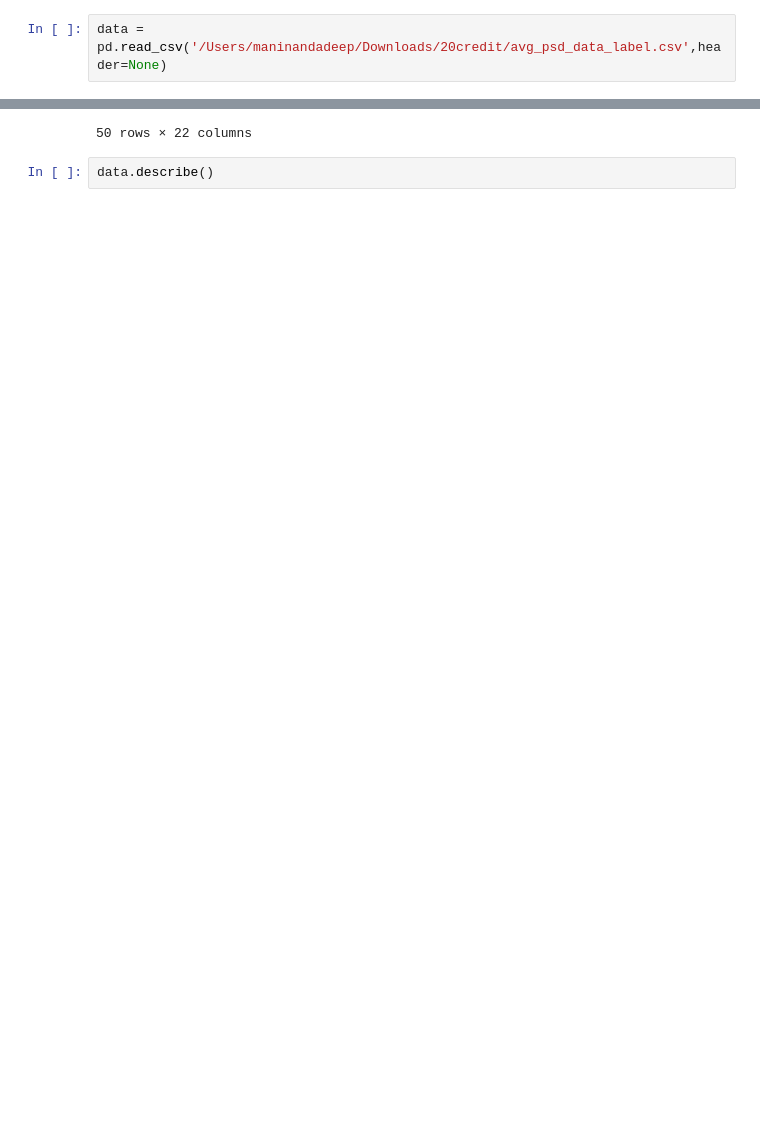
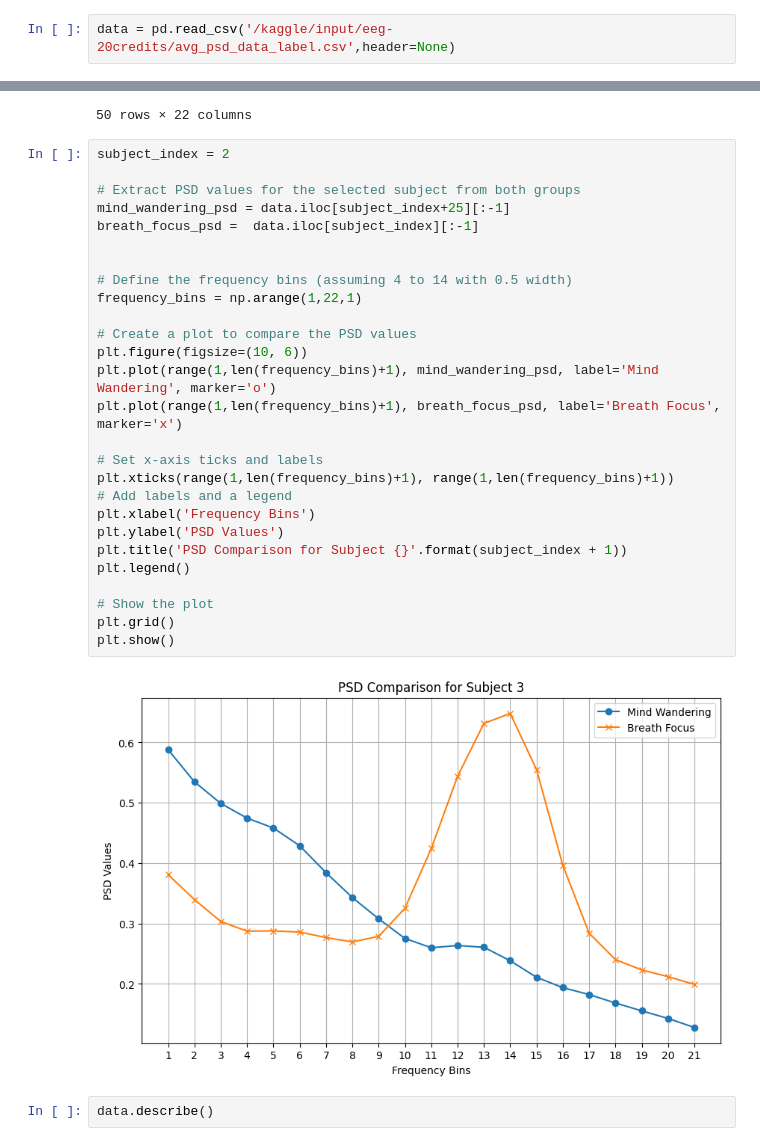
Before and after one commit to sivanich9/20-Credit-EEG, a Jupyter notebook: nonlinear-eeg-bf-mw-classification.ipynb, the cells around one changed output, grey strips where cells are left out. Cells and saved outputs as stored; diff of their text form; blank space fills up the shorter version.

```diff
--- a/nonlinear-eeg-bf-mw-classification.ipynb
+++ b/nonlinear-eeg-bf-mw-classification.ipynb
@@ -5,7 +5,7 @@ import matplotlib.pyplot as plt
 import seaborn as sns
 import sklearn.model_selection as model_selection
 # %%
-data = pd.read_csv('/Users/maninandadeep/Downloads/20credit/avg_psd_data_label.csv',header=None)
+data = pd.read_csv('/kaggle/input/eeg-20credits/avg_psd_data_label.csv',header=None)
 # %%
 labels = ['bin1','bin2','bin3','bin4','bin5','bin6','bin7','bin8','bin9','bin10','bin11','bin12','bin13','bin14','bin15','bin16','bin17','bin18','bin19','bin20','bin21','bfmw'];
 data.columns = labels;
@@ -34,6 +34,35 @@ data
 | 48 | 1.213138 | 1.053163 | 0.954977 | 0.892658 | 0.844505 | 0.781194 | 0.697318 | 0.615343 | 0.548715 | 0.504062 | ... | ... |
 | 49 | 0.753123 | 0.603995 | 0.527378 | 0.496335 | 0.458925 | 0.412672 | 0.370781 | 0.334707 | 0.304771 | 0.285617 | ... | ... |
 50 rows × 22 columns
+# %%
+subject_index = 2
+
+# Extract PSD values for the selected subject from both groups
+mind_wandering_psd = data.iloc[subject_index+25][:-1]
+breath_focus_psd =  data.iloc[subject_index][:-1]
+
+
+# Define the frequency bins (assuming 4 to 14 with 0.5 width)
+frequency_bins = np.arange(1,22,1)
+
+# Create a plot to compare the PSD values
+plt.figure(figsize=(10, 6))
+plt.plot(range(1,len(frequency_bins)+1), mind_wandering_psd, label='Mind Wandering', marker='o')
+plt.plot(range(1,len(frequency_bins)+1), breath_focus_psd, label='Breath Focus', marker='x')
+
+# Set x-axis ticks and labels
+plt.xticks(range(1,len(frequency_bins)+1), range(1,len(frequency_bins)+1))
+# Add labels and a legend
+plt.xlabel('Frequency Bins')
+plt.ylabel('PSD Values')
+plt.title('PSD Comparison for Subject {}'.format(subject_index + 1))
+plt.legend()
+
+# Show the plot
+plt.grid()
+plt.show()
+# %% [output]
+[figure, added]
 # %%
 data.describe()
 # %% [output]
```
Also changed, not shown: parts of 32 cells of this notebook, 3 other files.
